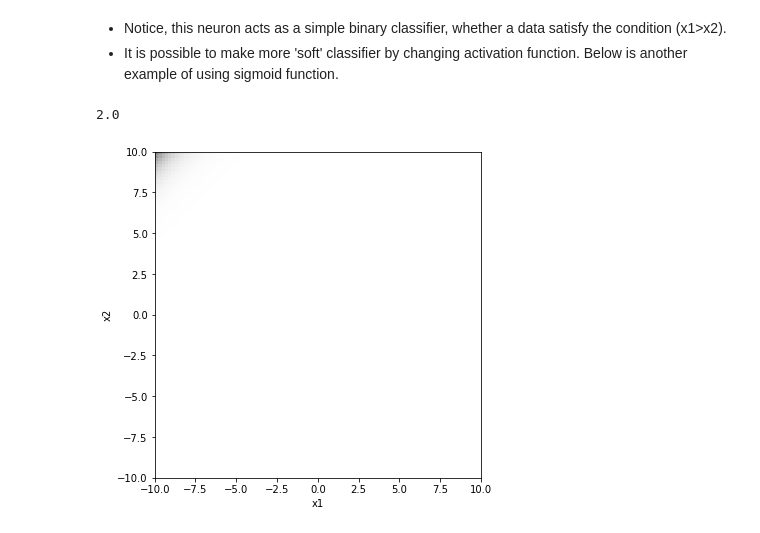
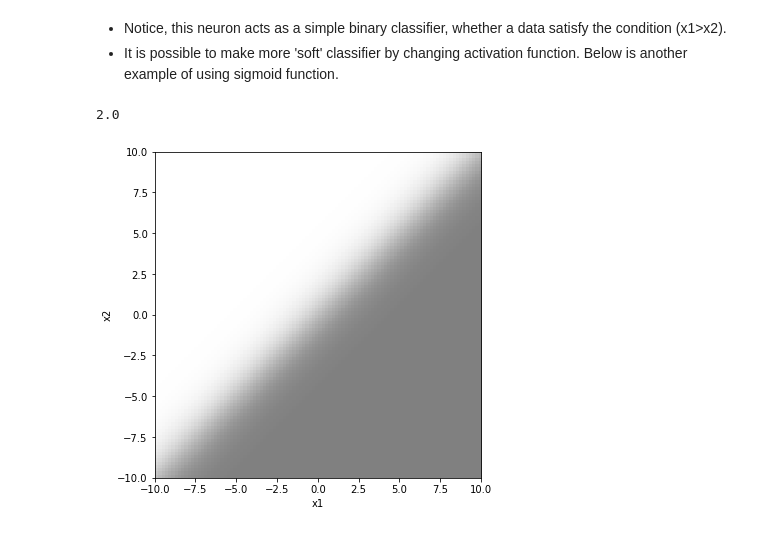
Before and after one commit to skim0119/DeepLearning_Notes, a Jupyter notebook: 0.Neural Network Theory/1.Perceptron.ipynb, the cells around one changed output. Cells and saved outputs as stored; diff of their text form; code cells hidden in the pictures.

```diff
--- a/0.Neural Network Theory/1.Perceptron.ipynb
+++ b/0.Neural Network Theory/1.Perceptron.ipynb
@@ -55,34 +55,32 @@ subplot.imshow(field, origin='lower', extent=(-10,10,-10,10),
 - It is possible to make more 'soft' classifier by changing activation function. Below is another example of using sigmoid function.
 # %%
 # Neuron with Sigmoid
-import math
 def neuron_sigmoid(x, w, threshold = 0, bias = 0):
-    activation = lambda t: (1/1+np.exp(-t))
+    activation = lambda t: 1/(1+np.exp(-t))
     s = np.dot(x,w) + bias
     return activation(s)
 
 # Define Network
 w = np.array([1,-1])
 model = lambda x : neuron_sigmoid(x, w)
 
 # Visualize (x1,x2)
 fig = plt.figure(figsize=(6,6))
 subplot = fig.add_subplot(1,1,1)
 subplot.set_xlabel('x1')
 subplot.set_ylabel('x2')
 subplot.set_ylim([-10,10])
 subplot.set_xlim([-10,10])
 
 # Draw
 field = [[ model( np.array([x1,x2]))
           for x1 in np.linspace(-10,10,100)]
           for x2 in np.linspace(-10,10,100)]
 subplot.imshow(field, origin='lower', extent=(-10,10,-10,10),
                cmap=plt.cm.gray_r, alpha=0.5)
-print(field[2][2])
 # %% [output]
 2.0
-[figure, old version]
+[figure, new version]
 # %% [markdown]
 ## 2-Layered Artificial Neural Network
 
```
Also changed, not shown: parts of 2 cells of this notebook.
